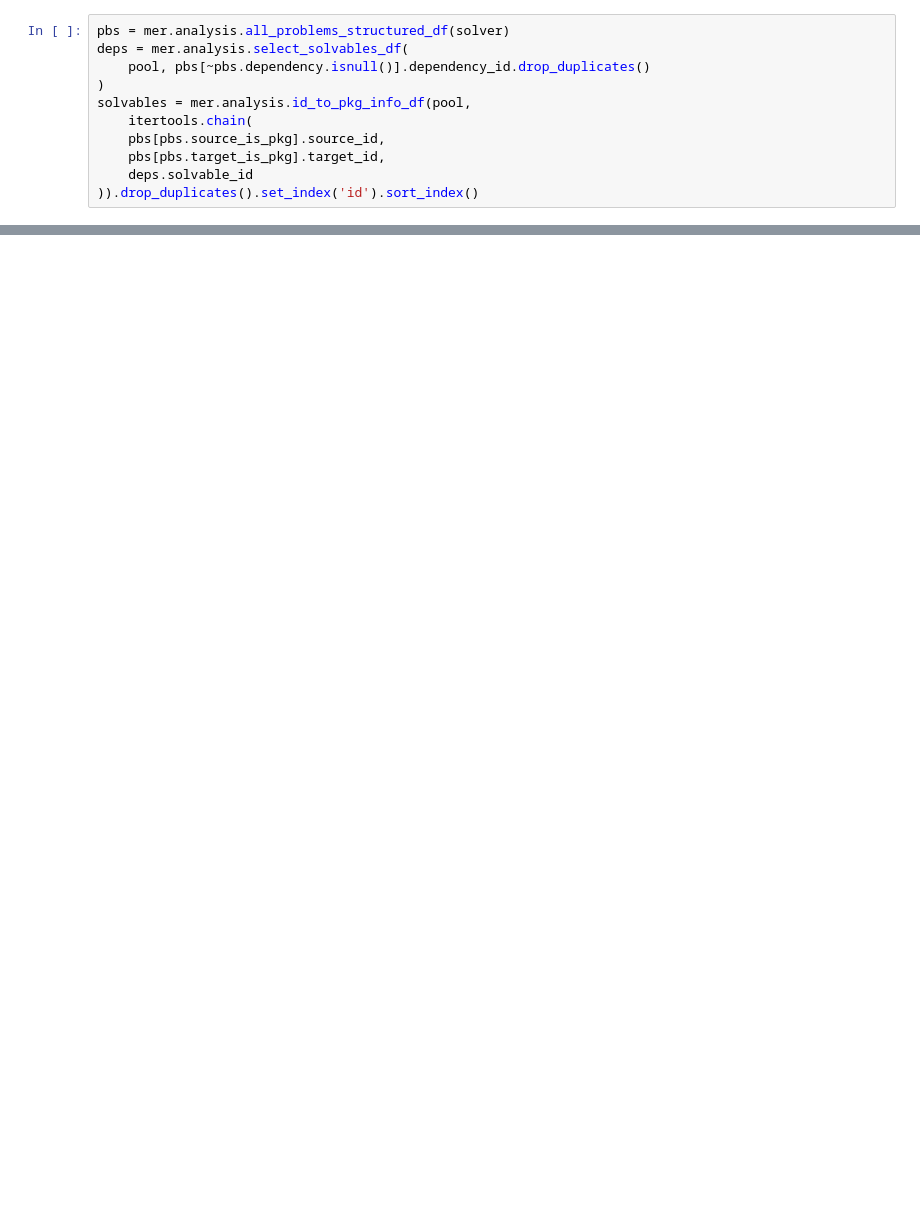
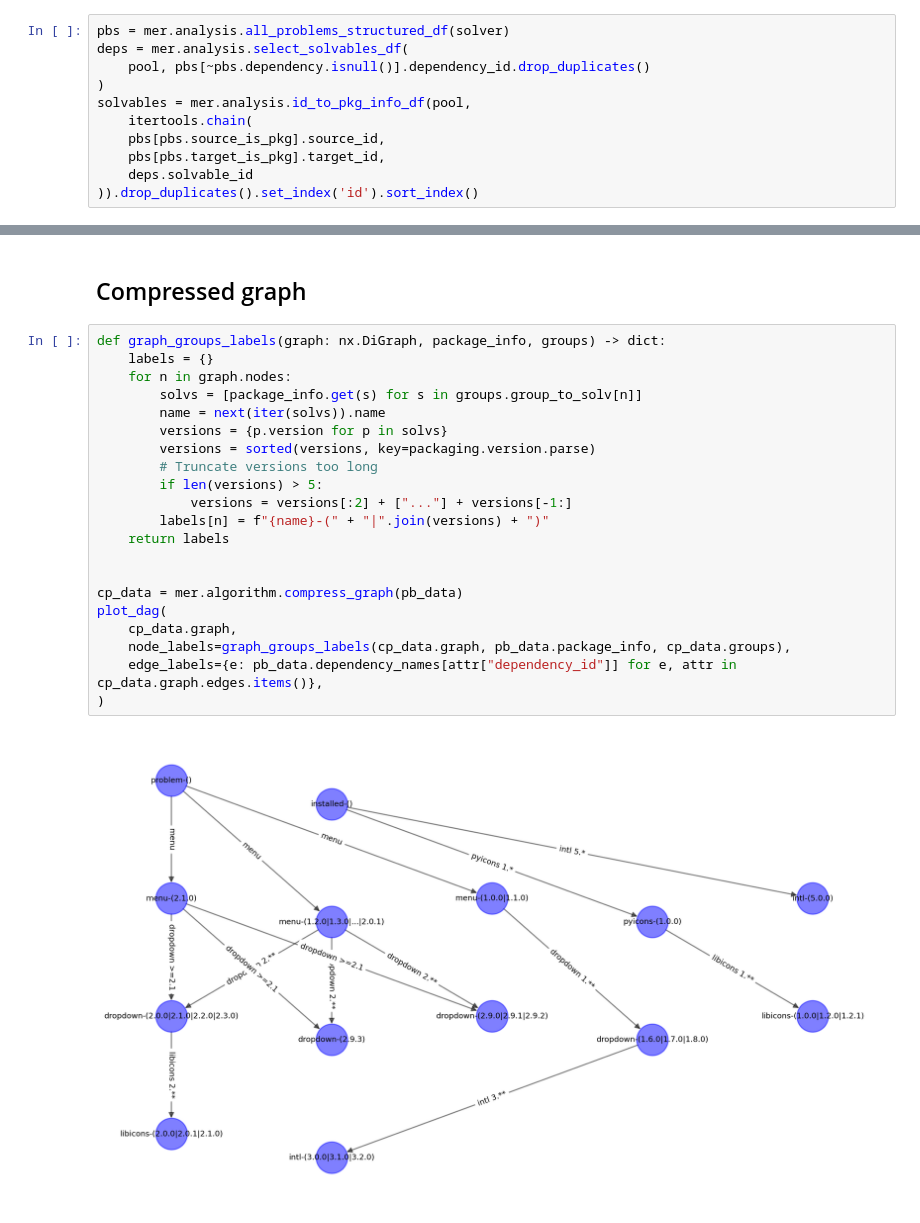
Before and after one commit to AntoinePrv/mamba-error-reporting, a Jupyter notebook: solver-error.ipynb, the cells around one changed output, grey strips where cells are left out. Cells and saved outputs as stored; diff of their text form; blank space fills up the shorter version.

```diff
--- a/solver-error.ipynb
+++ b/solver-error.ipynb
@@ -135,0 +78,25 @@ plot_dag(pb_data.graph, node_labels={n: repr_pkg_info(pb_data.package_info[n]) f
+# %% [markdown]
+## Compressed graph
+# %%
+def graph_groups_labels(graph: nx.DiGraph, package_info, groups) -> dict:
+    labels = {}
+    for n in graph.nodes:
+        solvs = [package_info.get(s) for s in groups.group_to_solv[n]]
+        name = next(iter(solvs)).name
+        versions = {p.version for p in solvs}
+        versions = sorted(versions, key=packaging.version.parse)
+        # Truncate versions too long
+        if len(versions) > 5:
+            versions = versions[:2] + ["..."] + versions[-1:]
+        labels[n] = f"{name}-(" + "|".join(versions) + ")"
+    return labels
+
+
+cp_data = mer.algorithm.compress_graph(pb_data)
+plot_dag(
+    cp_data.graph,
+    node_labels=graph_groups_labels(cp_data.graph, pb_data.package_info, cp_data.groups),
+    edge_labels={e: pb_data.dependency_names[attr["dependency_id"]] for e, attr in cp_data.graph.edges.items()},
+)
+# %% [output]
+[figure, added]
```
Also changed, not shown: parts of 23 cells of this notebook, 1 other file.
